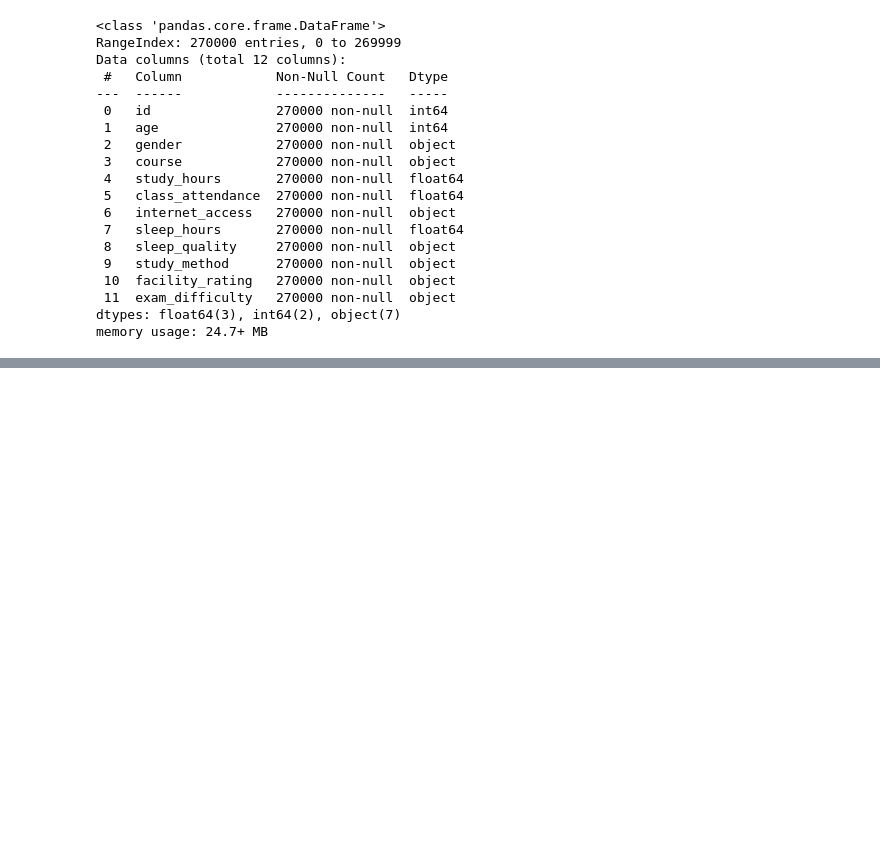
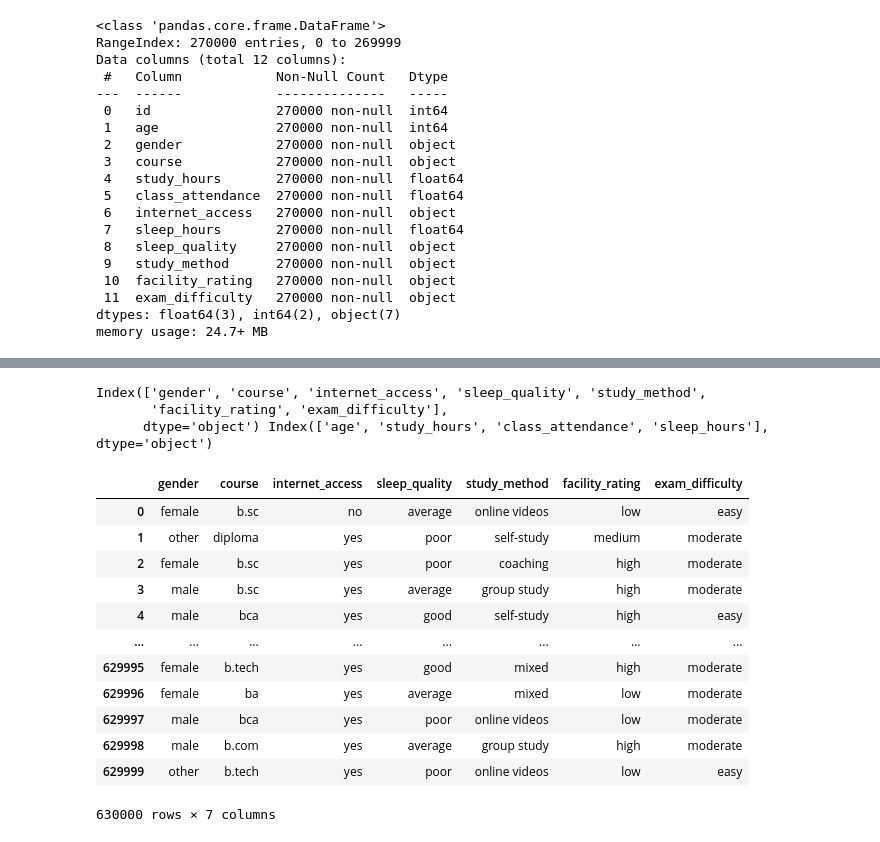
Before and after one commit to Eddythemachine/student_score_pred_kaggle_hackathon, a Jupyter notebook: notebook/eda.ipynb, the cells around one changed output, grey strips where cells are left out. Cells and saved outputs as stored; diff of their text form; code cells hidden in the pictures; blank space fills up the shorter version.

```diff
--- a/notebook/eda.ipynb
+++ b/notebook/eda.ipynb
@@ -208,0 +512,32 @@ memory usage: 24.7+ MB
+# %%
+# Seperating num and cat cols
+cat_cols = df_train.select_dtypes(include=["object", "category", "bool"]).columns
+num_cols = df_train.select_dtypes(include=["int64", "float64"]).columns
+
+type(num_cols)
+num_cols = num_cols.drop("id")
+num_cols = num_cols.drop("exam_score")
+
+target_col = "exam_score"
+# %%
+print(cat_cols, num_cols)
+# %% [output]
+Index(['gender', 'course', 'internet_access', 'sleep_quality', 'study_method',
+       'facility_rating', 'exam_difficulty'],
+      dtype='object') Index(['age', 'study_hours', 'class_attendance', 'sleep_hours'], dtype='object')
+# %%
+df_train[cat_cols]
+# %% [output]
+|  | gender | course | internet_access | sleep_quality | study_method | facility_rating | exam_difficulty |
+| 0 | female | b.sc | no | average | online videos | low | easy |
+| 1 | other | diploma | yes | poor | self-study | medium | moderate |
+| 2 | female | b.sc | yes | poor | coaching | high | moderate |
+| 3 | male | b.sc | yes | average | group study | high | moderate |
+| 4 | male | bca | yes | good | self-study | high | easy |
+| ... | ... | ... | ... | ... | ... | ... | ... |
+| 629995 | female | b.tech | yes | good | mixed | high | moderate |
+| 629996 | female | ba | yes | average | mixed | low | moderate |
+| 629997 | male | bca | yes | poor | online videos | low | moderate |
+| 629998 | male | b.com | yes | average | group study | high | moderate |
+| 629999 | other | b.tech | yes | poor | online videos | low | easy |
+630000 rows × 7 columns
```
Also changed, not shown: parts of 7 cells of this notebook.
